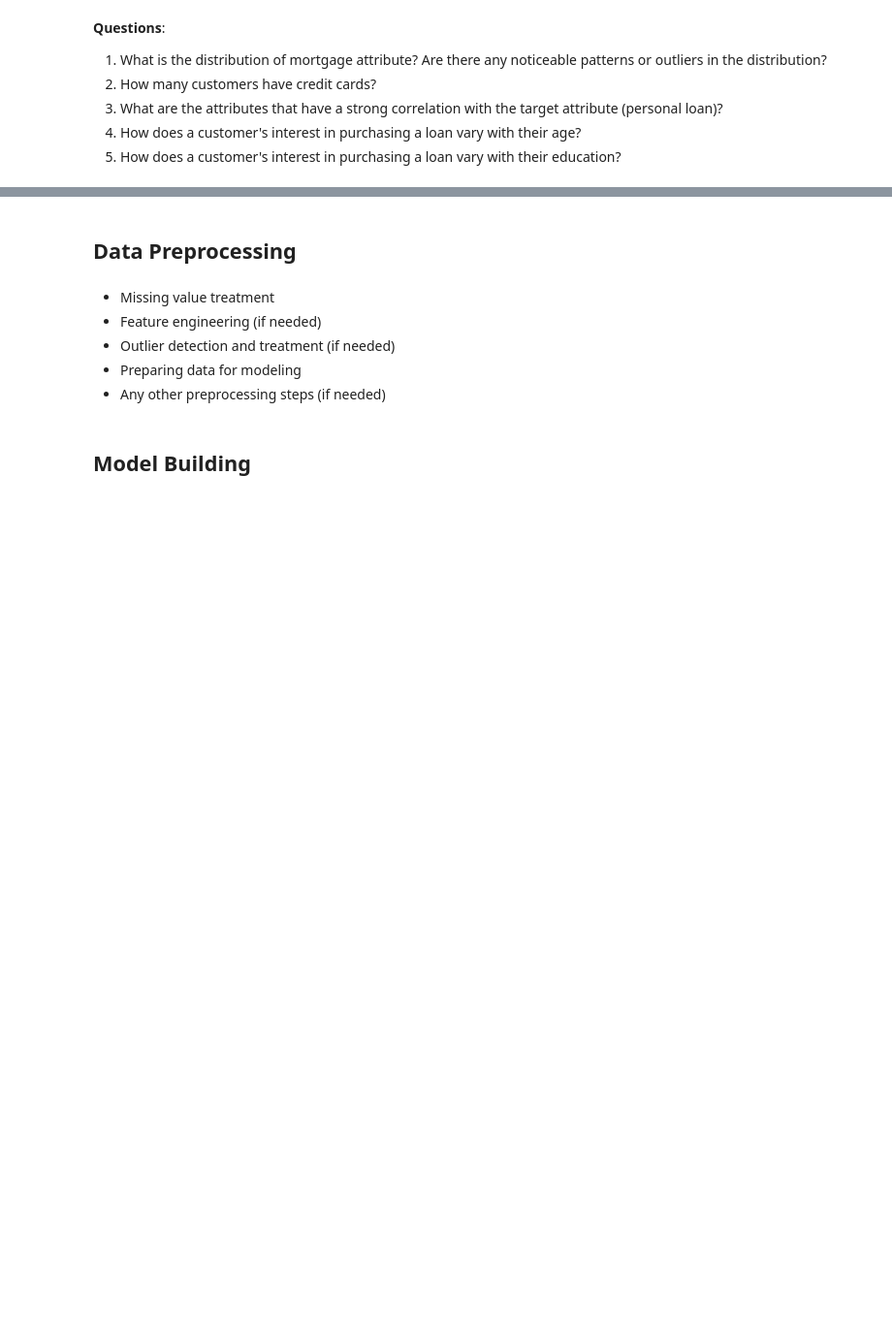
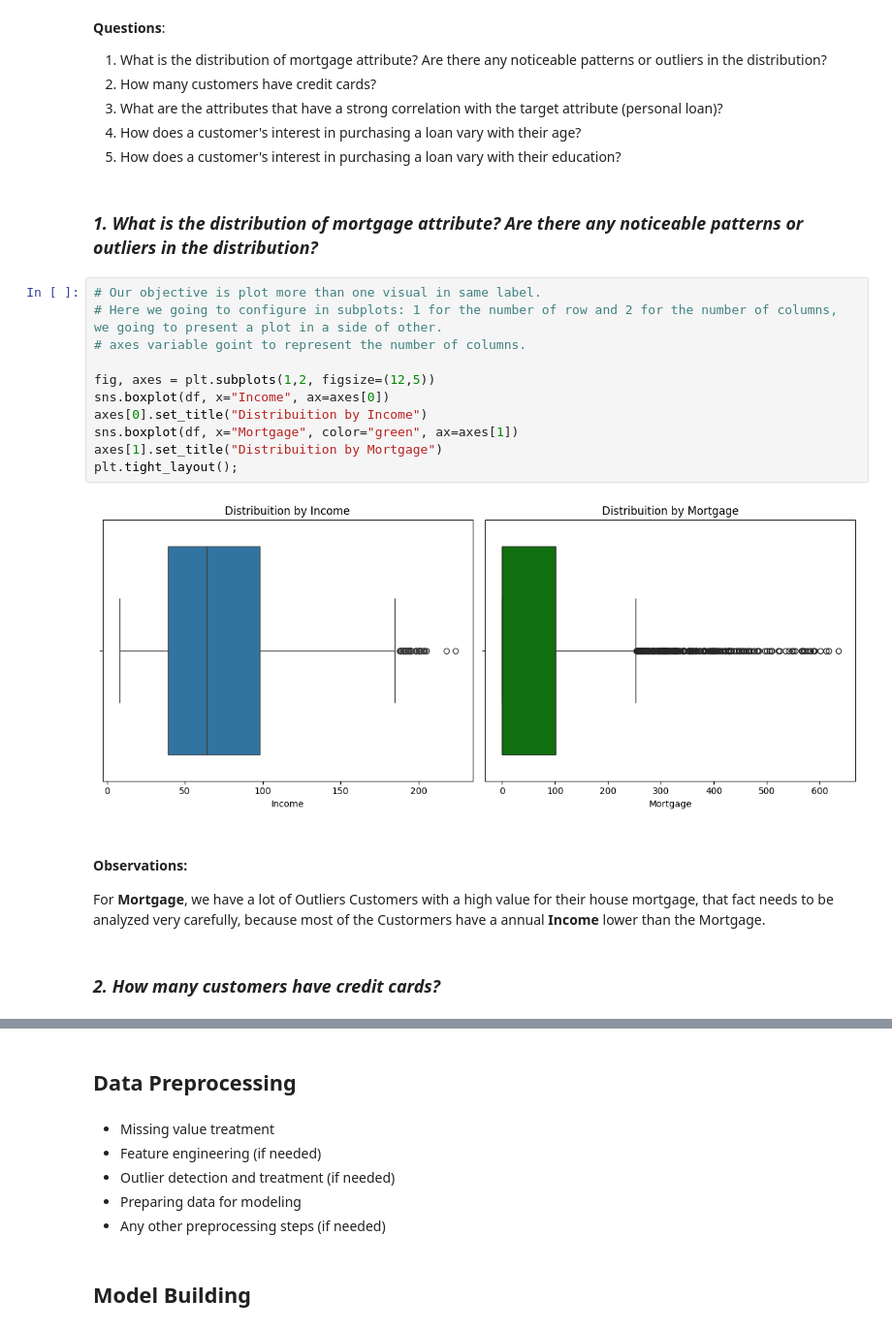
Before and after one commit to Celsius1313/AdvancedAnalyticsML01, a Jupyter notebook: ML_Project_Loan_Prediction_Celsio_Cosme.ipynb, the cells around one changed output, grey strips where cells are left out. Shown at 97% size. Saved outputs shown, nothing was run; the diff lists cells and outputs as text; blank space fills up the shorter version.

```diff
--- a/ML_Project_Loan_Prediction_Celsio_Cosme.ipynb
+++ b/ML_Project_Loan_Prediction_Celsio_Cosme.ipynb
@@ -195,3 +327,23 @@ df.describe().T
 3. What are the attributes that have a strong correlation with the target attribute (personal loan)?
 4. How does a customer's interest in purchasing a loan vary with their age?
 5. How does a customer's interest in purchasing a loan vary with their education?
+# %% [markdown]
+### *1. What is the distribution of mortgage attribute? Are there any noticeable patterns or outliers in the distribution?*
+# %%
+# Our objective is plot more than one visual in same label.
+# Here we going to configure in subplots: 1 for the number of row and 2 for the number of columns, we going to present a plot in a side of other.
+# axes variable goint to represent the number of columns.
+
+fig, axes = plt.subplots(1,2, figsize=(12,5))
+sns.boxplot(df, x="Income", ax=axes[0])
+axes[0].set_title("Distribuition by Income")
+sns.boxplot(df, x="Mortgage", color="green", ax=axes[1])
+axes[1].set_title("Distribuition by Mortgage")
+plt.tight_layout();
+# %% [output]
+[figure, added]
+# %% [markdown]
+#### **Observations:**
+For **Mortgage**, we have a lot of Outliers Customers with a high value for their house mortgage, that fact needs to be analyzed very carefully, because most of the Custormers have a annual **Income** lower than the Mortgage.
+# %% [markdown]
+### *2. How many customers have credit cards?*
```
Also changed, not shown: parts of 32 cells of this notebook.
